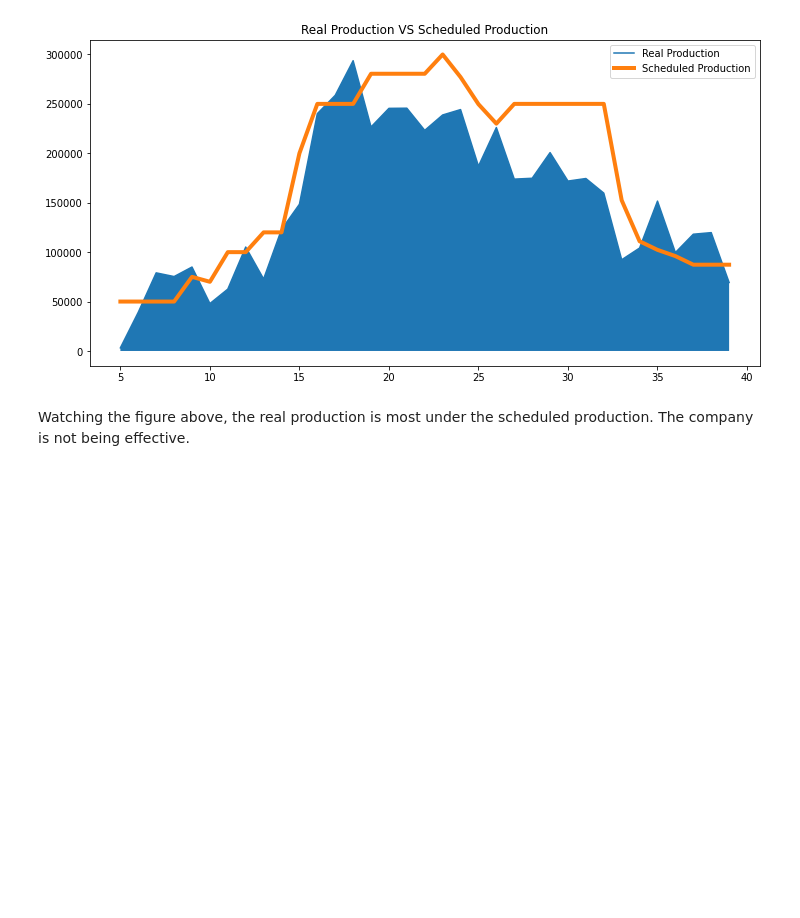
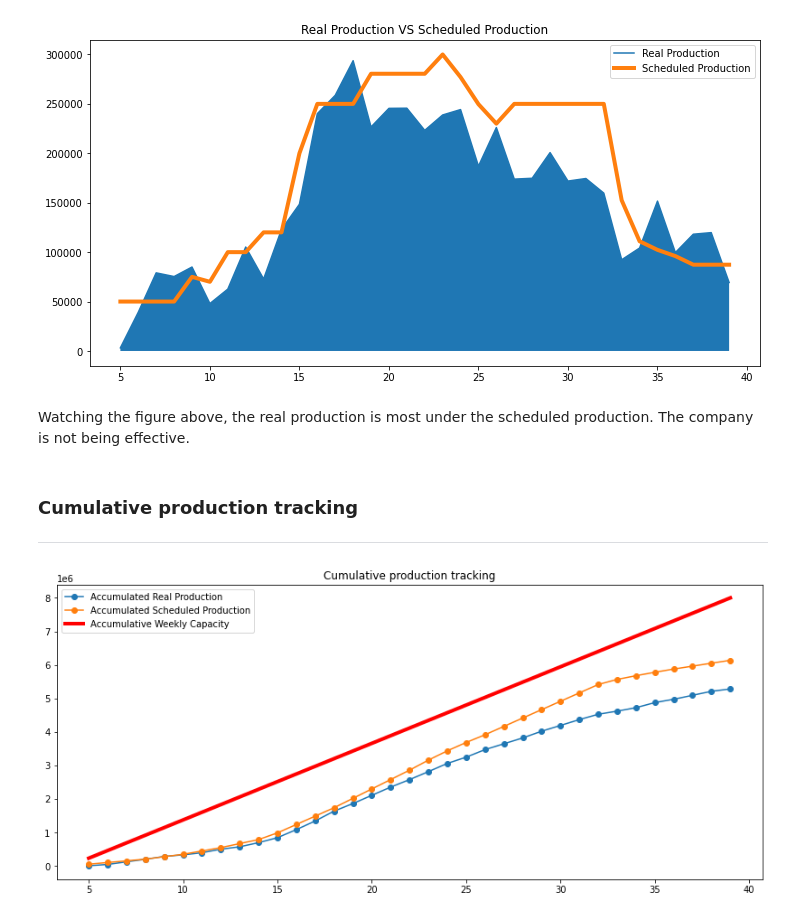
Before and after one commit to NedduJS/data-analysis-production, a Jupyter notebook: AnálisisProducción.ipynb, the cells around one changed output. Drawn from its saved outputs; the diff is of its cells as text; code cells hidden in the pictures; blank space fills up the shorter version.

Commit message:
KPI Plots

```diff
--- a/AnálisisProducción.ipynb
+++ b/AnálisisProducción.ipynb
@@ -65,6 +65,6 @@ df.insert(7,"Waste Lbs", df['Waste Kg']*kg_lbs)
 # %% [markdown]
 2. Calculate the cumulative waste in lbs
 # %%
-df['Accumulated Waste Lbs']= df['Waste Lbs'].cumsum()
-df
+df.insert(8,'Accumulated Waste Lbs', df['Waste Lbs'].cumsum())
+df.head()
 # %% [output]
@@ -100,8 +79,8 @@ See the caveats in the documentation: https://pandas.pydata.org/pandas-docs/stab
 *   Waste % = Accumulated Waste Lbs / Accumulated Scheduled Production
 *   Quality = Accumulated Waste Lbs / Accumulated Real Production
 # %%
-df['Efficiency'] = df['Accumulated Real Production'] / df['Accumulated Scheduled Production'] *100
-df['Effectiveness'] = df['Accumulated Real Production'] / df['Weekly Capacity'] * 100
-df['Usability'] = (df['Accumulated Real Production'] + df['Accumulated Waste Lbs'])/df['Weekly Capacity'] *100
-df['Waste %'] = df['Accumulated Waste Lbs'] / df['Accumulated Scheduled Production'] *100
-df['Quality'] = (1 - df['Accumulated Waste Lbs'] / df['Accumulated Real Production'] )*100
+df.insert(9,'Efficiency', df['Accumulated Real Production'] / df['Accumulated Scheduled Production'] *100)
+df.insert(10,'Effectiveness', df['Accumulated Real Production'] / df['Weekly Capacity'] * 100)
+df.insert(11,'Usability', (df['Accumulated Real Production'] + df['Accumulated Waste Lbs'])/df['Weekly Capacity'] *100)
+df.insert(12,'Waste %', df['Accumulated Waste Lbs'] / df['Accumulated Scheduled Production'] *100)
+df.insert(13,'Quality',  (1 - df['Accumulated Waste Lbs'] / df['Accumulated Real Production'] )*100)
@@ -158,3 +119,22 @@ leg= ax.legend()
 [figure]
 # %% [markdown]
 Watching the figure above, the real production is most under the scheduled production. The company is not being effective.
+# %% [markdown]
+### Cumulative production tracking
+
+---
+# %%
+fig, ax = plt.subplots()
+
+plt.title('Cumulative production tracking')
+
+ax.plot(df.index, df['Accumulated Real Production'], label='Accumulated Real Production',marker='o')
+ax.plot(df.index, df['Accumulated Scheduled Production'], label='Accumulated Scheduled Production', marker='o')
+ax.plot(df.index, df['Weekly Capacity'], label='Accumulative Weekly Capacity', color='r', linewidth=4)
+
+fig.set_figheight(6)
+fig.set_figwidth(14)
+
+leg= ax.legend()
+# %% [output]
+[figure, added]
```
Also changed, not shown: parts of 8 cells of this notebook.
